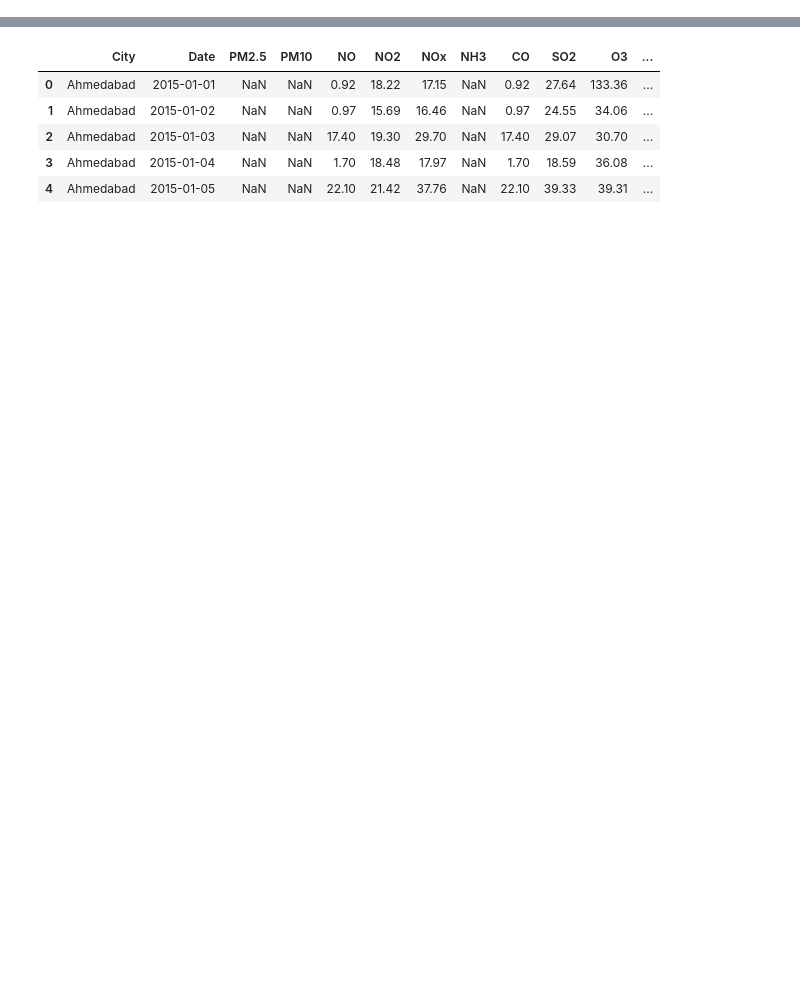
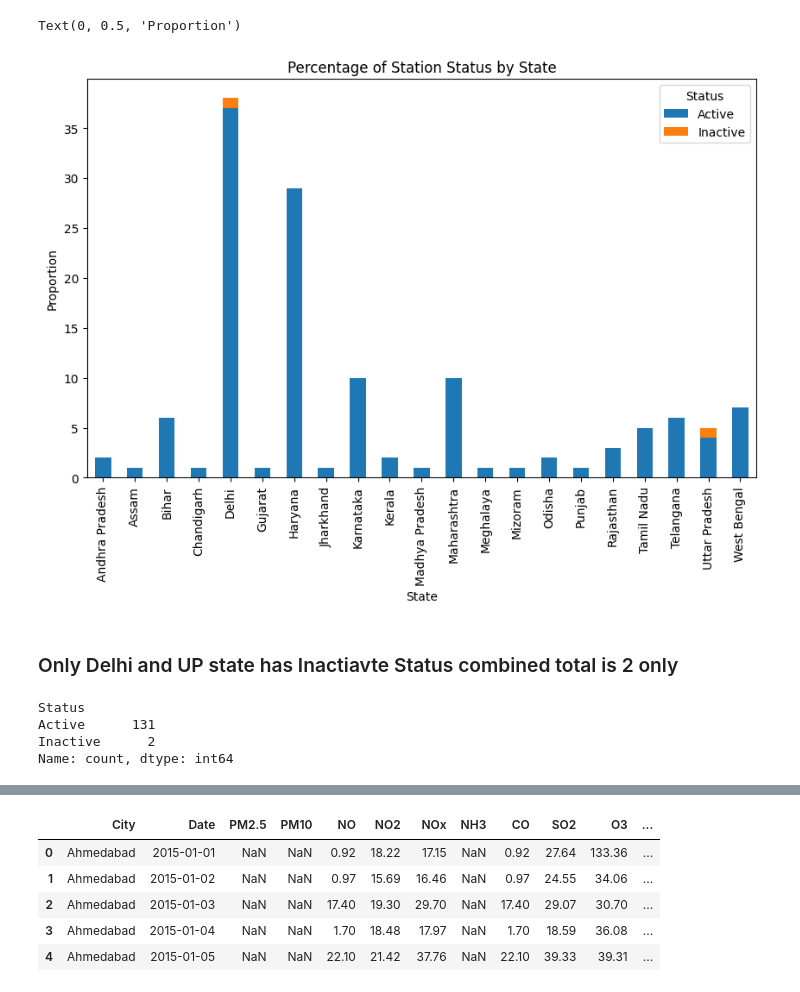
Before and after one commit to Tarun-nagpal07/EDA, a Jupyter notebook: AQI_EDA.ipynb, the cells around one changed output, grey strips where cells are left out. Saved outputs shown, nothing was run; the diff lists cells and outputs as text; code cells hidden in the pictures; blank space fills up the shorter version.

```diff
--- a/AQI_EDA.ipynb
+++ b/AQI_EDA.ipynb
@@ -12,0 +111,3 @@ stations = pd.read_csv('data/AQI/stations.csv')
+# %%
+ct = pd.crosstab(stations['State'], stations['Status'])
+ct
@@ -12,0 +133,18 @@ stations = pd.read_csv('data/AQI/stations.csv')
+# %%
+
+
+ct.plot(kind='bar', stacked=True, figsize=(10,6))
+plt.title("Percentage of Station Status by State")
+plt.ylabel("Proportion")
+# %% [output]
+Text(0, 0.5, 'Proportion')
+[figure, added]
+# %% [markdown]
+### Only Delhi and UP state has Inactiavte Status combined total is 2 only
+# %%
+stations['Status'].value_counts()
+# %% [output]
+Status
+Active      131
+Inactive      2
+Name: count, dtype: int64
```
Also changed, not shown: parts of 173 cells of this notebook.
